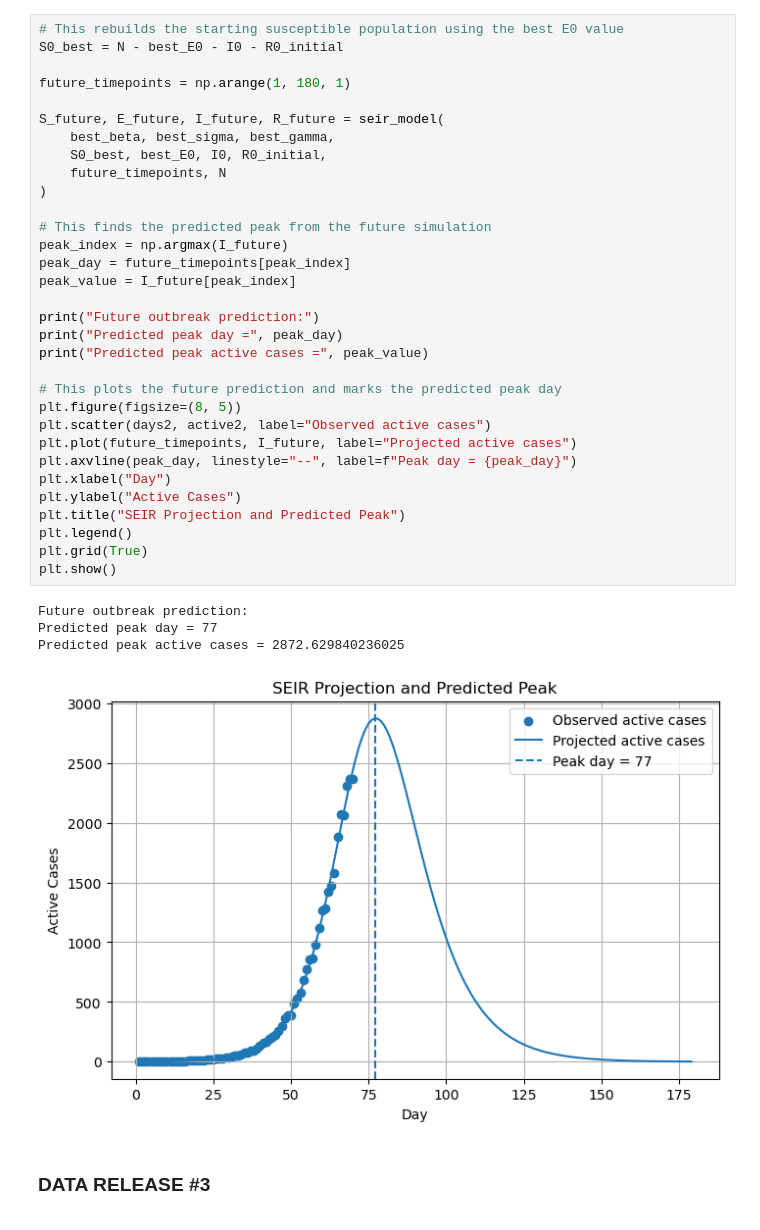
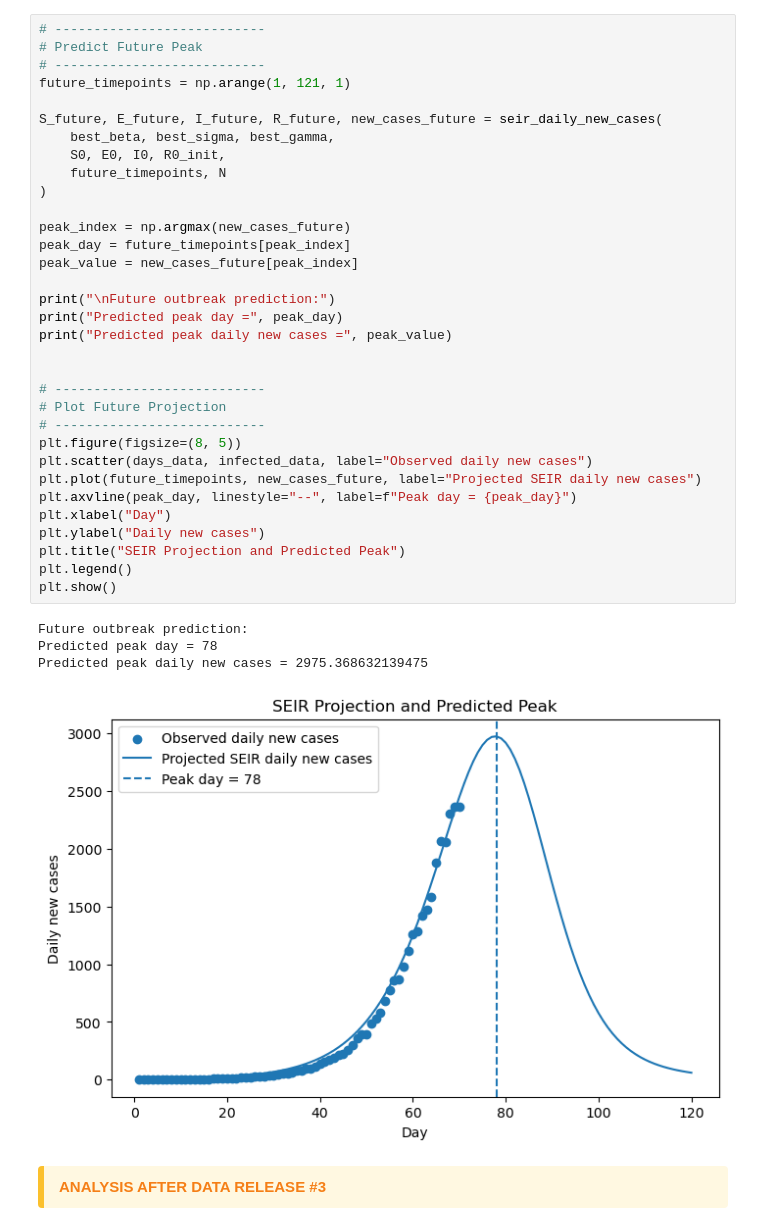
Before and after one commit to breckleytheresa13-debug/Module-2-Epidemics-SIR-Modeling, a Jupyter notebook: Notebook examples/Template_student_final_notebook.ipynb, the cells around one changed output. Cells and saved outputs as stored; diff of their text form.

```diff
--- a/Notebook examples/Template_student_final_notebook.ipynb
+++ b/Notebook examples/Template_student_final_notebook.ipynb
@@ -285,40 +409,50 @@ Estimated infectious period (days) = 11.11111111111111
 # %%
-# This rebuilds the starting susceptible population using the best E0 value
-S0_best = N - best_E0 - I0 - R0_initial
+# ---------------------------
+# Predict Future Peak
+# ---------------------------
+future_timepoints = np.arange(1, 121, 1)
 
-future_timepoints = np.arange(1, 180, 1)
-
-S_future, E_future, I_future, R_future = seir_model(
+S_future, E_future, I_future, R_future, new_cases_future = seir_daily_new_cases(
     best_beta, best_sigma, best_gamma,
-    S0_best, best_E0, I0, R0_initial,
+    S0, E0, I0, R0_init,
     future_timepoints, N
 )
 
-# This finds the predicted peak from the future simulation
-peak_index = np.argmax(I_future)
+peak_index = np.argmax(new_cases_future)
 peak_day = future_timepoints[peak_index]
-peak_value = I_future[peak_index]
+peak_value = new_cases_future[peak_index]
 
-print("Future outbreak prediction:")
+print("\nFuture outbreak prediction:")
 print("Predicted peak day =", peak_day)
-print("Predicted peak active cases =", peak_value)
+print("Predicted peak daily new cases =", peak_value)
 
-# This plots the future prediction and marks the predicted peak day
+
+# ---------------------------
+# Plot Future Projection
+# ---------------------------
 plt.figure(figsize=(8, 5))
-plt.scatter(days2, active2, label="Observed active cases")
-plt.plot(future_timepoints, I_future, label="Projected active cases")
+plt.scatter(days_data, infected_data, label="Observed daily new cases")
+plt.plot(future_timepoints, new_cases_future, label="Projected SEIR daily new cases")
 plt.axvline(peak_day, linestyle="--", label=f"Peak day = {peak_day}")
 plt.xlabel("Day")
-plt.ylabel("Active Cases")
+plt.ylabel("Daily new cases")
 plt.title("SEIR Projection and Predicted Peak")
 plt.legend()
-plt.grid(True)
 plt.show()
 # %% [output]
 Future outbreak prediction:
-Predicted peak day = 77
-Predicted peak active cases = 2872.629840236025
+Predicted peak day = 78
+Predicted peak daily new cases = 2975.368632139475
-[figure, old version]
+[figure, new version]
 # %% [markdown]
-### **DATA RELEASE #3**
+
+<div style="
+    border-left: 6px solid #fbc02d;
+    background-color: #fff8e1;
+    padding: 10px 15px;
+    border-radius: 4px;
+">
+<b style="color:#f57f17;">ANALYSIS AFTER DATA RELEASE #3</b>
+
+</div>
 # %% [markdown]
```
Also changed, not shown: parts of 33 cells of this notebook, 2 other files.
